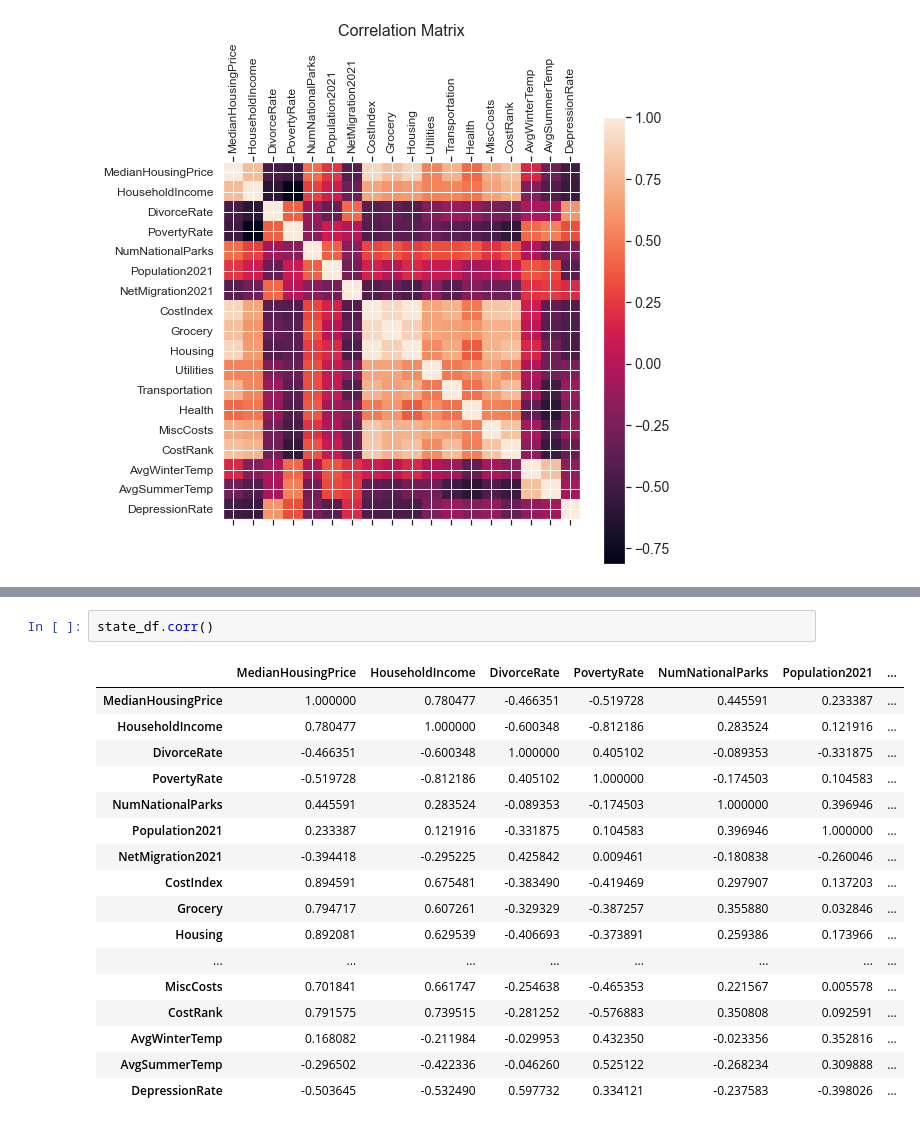
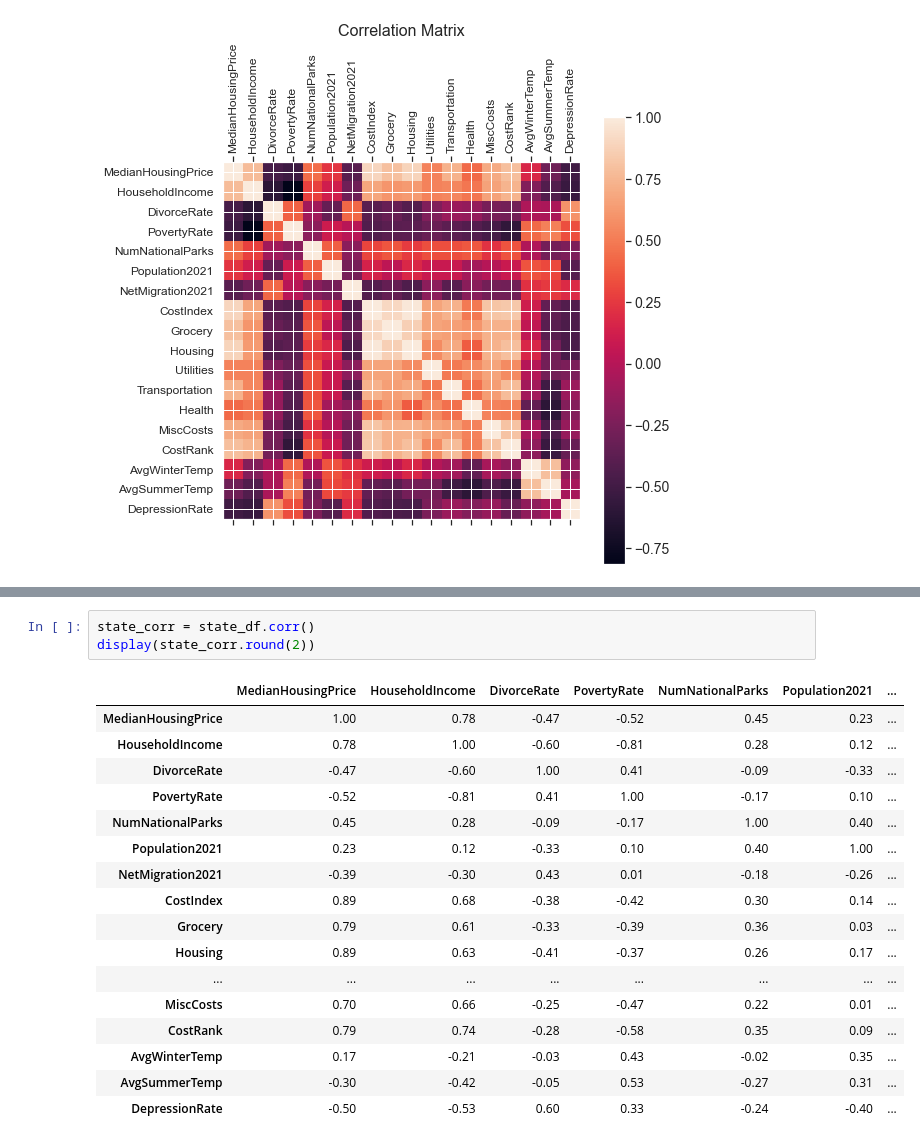
Before and after one commit to edenner/US50States, a Jupyter notebook: state.ipynb, the cells around one changed output, grey strips where cells are left out. Saved outputs shown, nothing was run; the diff lists cells and outputs as text.

```diff
--- a/state.ipynb
+++ b/state.ipynb
@@ -682,20 +682,21 @@ plt.title('Correlation Matrix', fontsize=16);
 # %%
-state_df.corr()
+state_corr = state_df.corr()
+display(state_corr.round(2))
 # %% [output]
 |  | MedianHousingPrice | HouseholdIncome | DivorceRate | PovertyRate | NumNationalParks | Population2021 | ... |
-| MedianHousingPrice | 1.000000 | 0.780477 | -0.466351 | -0.519728 | 0.445591 | 0.233387 | ... |
-| HouseholdIncome | 0.780477 | 1.000000 | -0.600348 | -0.812186 | 0.283524 | 0.121916 | ... |
-| DivorceRate | -0.466351 | -0.600348 | 1.000000 | 0.405102 | -0.089353 | -0.331875 | ... |
-| PovertyRate | -0.519728 | -0.812186 | 0.405102 | 1.000000 | -0.174503 | 0.104583 | ... |
-| NumNationalParks | 0.445591 | 0.283524 | -0.089353 | -0.174503 | 1.000000 | 0.396946 | ... |
-| Population2021 | 0.233387 | 0.121916 | -0.331875 | 0.104583 | 0.396946 | 1.000000 | ... |
-| NetMigration2021 | -0.394418 | -0.295225 | 0.425842 | 0.009461 | -0.180838 | -0.260046 | ... |
-| CostIndex | 0.894591 | 0.675481 | -0.383490 | -0.419469 | 0.297907 | 0.137203 | ... |
-| Grocery | 0.794717 | 0.607261 | -0.329329 | -0.387257 | 0.355880 | 0.032846 | ... |
-| Housing | 0.892081 | 0.629539 | -0.406693 | -0.373891 | 0.259386 | 0.173966 | ... |
+| MedianHousingPrice | 1.00 | 0.78 | -0.47 | -0.52 | 0.45 | 0.23 | ... |
+| HouseholdIncome | 0.78 | 1.00 | -0.60 | -0.81 | 0.28 | 0.12 | ... |
+| DivorceRate | -0.47 | -0.60 | 1.00 | 0.41 | -0.09 | -0.33 | ... |
+| PovertyRate | -0.52 | -0.81 | 0.41 | 1.00 | -0.17 | 0.10 | ... |
+| NumNationalParks | 0.45 | 0.28 | -0.09 | -0.17 | 1.00 | 0.40 | ... |
+| Population2021 | 0.23 | 0.12 | -0.33 | 0.10 | 0.40 | 1.00 | ... |
+| NetMigration2021 | -0.39 | -0.30 | 0.43 | 0.01 | -0.18 | -0.26 | ... |
+| CostIndex | 0.89 | 0.68 | -0.38 | -0.42 | 0.30 | 0.14 | ... |
+| Grocery | 0.79 | 0.61 | -0.33 | -0.39 | 0.36 | 0.03 | ... |
+| Housing | 0.89 | 0.63 | -0.41 | -0.37 | 0.26 | 0.17 | ... |
 | ... | ... | ... | ... | ... | ... | ... | ... |
-| MiscCosts | 0.701841 | 0.661747 | -0.254638 | -0.465353 | 0.221567 | 0.005578 | ... |
-| CostRank | 0.791575 | 0.739515 | -0.281252 | -0.576883 | 0.350808 | 0.092591 | ... |
-| AvgWinterTemp | 0.168082 | -0.211984 | -0.029953 | 0.432350 | -0.023356 | 0.352816 | ... |
-| AvgSummerTemp | -0.296502 | -0.422336 | -0.046260 | 0.525122 | -0.268234 | 0.309888 | ... |
-| DepressionRate | -0.503645 | -0.532490 | 0.597732 | 0.334121 | -0.237583 | -0.398026 | ... |
+| MiscCosts | 0.70 | 0.66 | -0.25 | -0.47 | 0.22 | 0.01 | ... |
+| CostRank | 0.79 | 0.74 | -0.28 | -0.58 | 0.35 | 0.09 | ... |
+| AvgWinterTemp | 0.17 | -0.21 | -0.03 | 0.43 | -0.02 | 0.35 | ... |
+| AvgSummerTemp | -0.30 | -0.42 | -0.05 | 0.53 | -0.27 | 0.31 | ... |
+| DepressionRate | -0.50 | -0.53 | 0.60 | 0.33 | -0.24 | -0.40 | ... |
```
Also changed, not shown: parts of 22 cells of this notebook.
